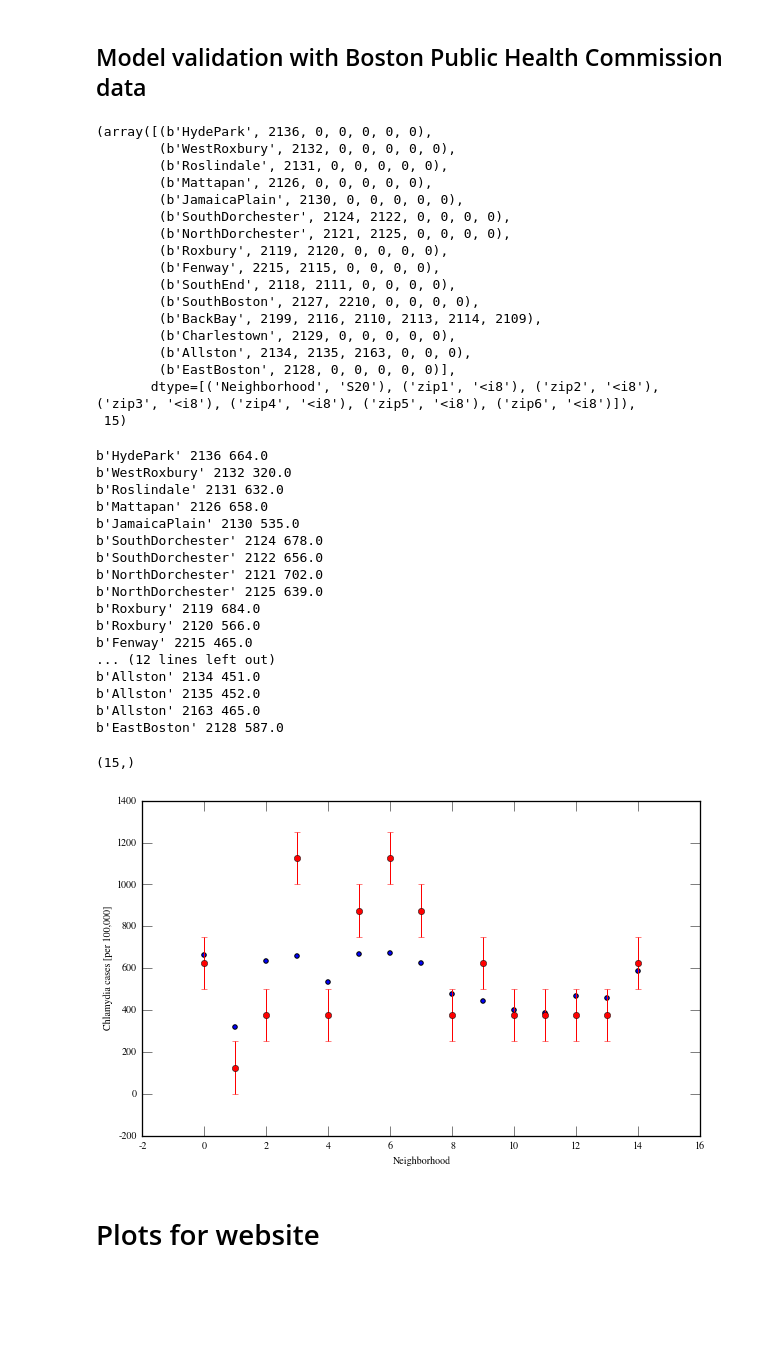
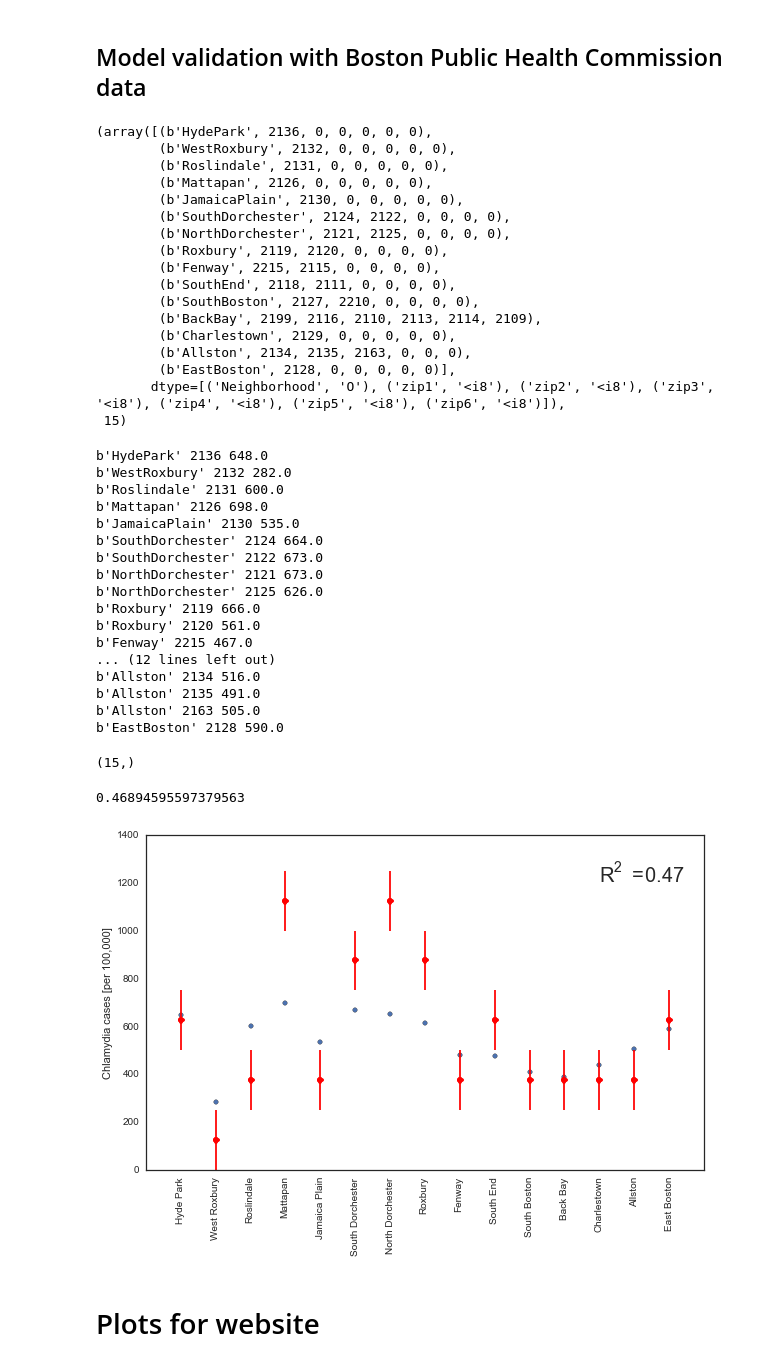
Before and after one commit to ahwkuepper/stdme, a Jupyter notebook: code/app_model_chlamydia.ipynb, the cells around one changed output. Cells and saved outputs as stored; diff of their text form; code cells hidden in the pictures; blank space fills up the shorter version.

```diff
--- a/code/app_model_chlamydia.ipynb
+++ b/code/app_model_chlamydia.ipynb
@@ -8,4 +10,7 @@ import matplotlib.pyplot as plt
 %matplotlib inline
+# %%
+# Plain Seaborn figures with matplotlib color codes mapped to the default seaborn palette
+sns.set(style="white", color_codes=True)
 # %%
 df_merged = pd.read_csv("../data/chlamydia_cdc_census.csv")
 df_merged.drop("Cases", axis=1, inplace=True)
@@ -180,7 +250,7 @@ Your individual chance of having Chlamydia is 0.11 percent
 # %% [markdown]
 ## Model validation with Boston Public Health Commission data
 # %%
-df_boston = np.genfromtxt("../data/zipcodes_boston.txt", dtype=[('Neighborhood','S20'),('zip1','i8'),('zip2','i8'),('zip3','i8'),('zip4','i8'),('zip5','i8'),('zip6','i8')], delimiter=",")
+df_boston = np.genfromtxt("../data/zipcodes_boston.txt", dtype=[('Neighborhood','O'),('zip1','i8'),('zip2','i8'),('zip3','i8'),('zip4','i8'),('zip5','i8'),('zip6','i8')], delimiter=",")
 # %%
 df_boston, len(df_boston)
 # %% [output]
@@ -199,7 +269,7 @@ df_boston, len(df_boston)
         (b'Charlestown', 2129, 0, 0, 0, 0, 0),
         (b'Allston', 2134, 2135, 2163, 0, 0, 0),
         (b'EastBoston', 2128, 0, 0, 0, 0, 0)],
-       dtype=[('Neighborhood', 'S20'), ('zip1', '<i8'), ('zip2', '<i8'), ('zip3', '<i8'), ('zip4', '<i8'), ('zip5', '<i8'), ('zip6', '<i8')]),
+       dtype=[('Neighborhood', 'O'), ('zip1', '<i8'), ('zip2', '<i8'), ('zip3', '<i8'), ('zip4', '<i8'), ('zip5', '<i8'), ('zip6', '<i8')]),
  15)
 # %%
 predictions = np.zeros(len(df_boston))
@@ -253,23 +323,23 @@ for hood in df_boston:
     predictions[i] = average
     i+=1
 # %% [output]
-b'HydePark' 2136 664.0
-b'WestRoxbury' 2132 320.0
-b'Roslindale' 2131 632.0
-b'Mattapan' 2126 658.0
+b'HydePark' 2136 648.0
+b'WestRoxbury' 2132 282.0
+b'Roslindale' 2131 600.0
+b'Mattapan' 2126 698.0
 b'JamaicaPlain' 2130 535.0
-b'SouthDorchester' 2124 678.0
-b'SouthDorchester' 2122 656.0
-b'NorthDorchester' 2121 702.0
-b'NorthDorchester' 2125 639.0
-b'Roxbury' 2119 684.0
-b'Roxbury' 2120 566.0
-b'Fenway' 2215 465.0
+b'SouthDorchester' 2124 664.0
+b'SouthDorchester' 2122 673.0
+b'NorthDorchester' 2121 673.0
+b'NorthDorchester' 2125 626.0
+b'Roxbury' 2119 666.0
+b'Roxbury' 2120 561.0
+b'Fenway' 2215 467.0
 ... (12 lines left out)
-b'Allston' 2134 451.0
-b'Allston' 2135 452.0
-b'Allston' 2163 465.0
-b'EastBoston' 2128 587.0
+b'Allston' 2134 516.0
+b'Allston' 2135 491.0
+b'Allston' 2163 505.0
+b'EastBoston' 2128 590.0
 # %%
 len(predictions),
 # %% [output]
@@ -279,12 +351,26 @@ df_boston_rates = np.genfromtxt("../data/rate_boston.txt", dtype=[('Neighborhood
+# %%
+R2 = 1.0-np.sum((predictions-df_boston_rates["mean"])**2)/np.sum((df_boston_rates["mean"]-np.mean(df_boston_rates["mean"]))**2)
+R2
+# %% [output]
+0.46894595597379563
 # %%
 fig = plt.figure(figsize=(10, 6))
 data = np.arange(len(df_boston_rates['Neighborhood']))
 ax1 = plt.scatter(data,predictions)
-plt.xlabel("Neighborhood")
+#plt.xlabel("Neighborhood")
 plt.ylabel("Chlamydia cases [per 100,000]")
 ax2 = plt.errorbar(data, df_boston_rates["mean"], yerr=df_boston_rates["error"],fmt='o', color='red')
+plt.xlim([-1,15])
+plt.ylim([0,1400])
+
+x = np.arange(15)
+labels = ['Hyde Park', 'West Roxbury', 'Roslindale', 'Mattapan','Jamaica Plain', 'South Dorchester', 'North Dorchester', 'Roxbury','Fenway', 'South End', 'South Boston', 'Back Bay','Charlestown', 'Allston', 'East Boston']
+plt.xticks(x, labels, rotation='vertical')
+
+plt.text(12, 1200, r'$R^2 = $%.2f'%(R2), fontsize=20)
+
 plt.savefig('../graphics/boston_comparison.png', bbox_inches='tight', dpi=150)
 # %% [output]
-[figure, old version]
+[figure, new version]
 # %% [markdown]
 # Plots for website
```
Also changed, not shown: parts of 18 cells of this notebook, 1 other file.
